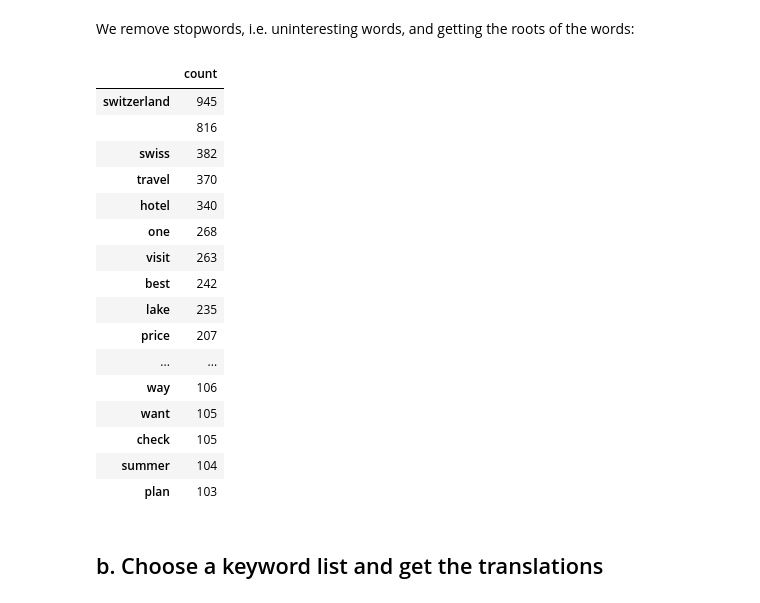
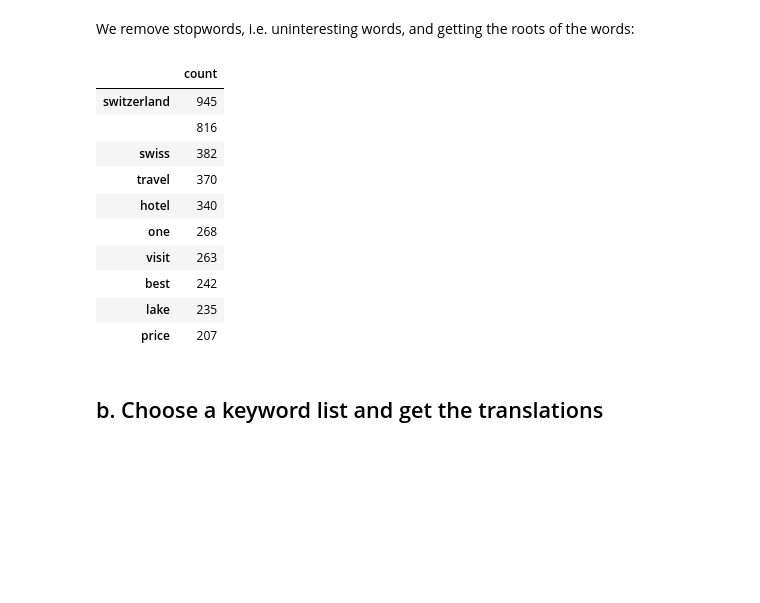
Before and after one commit to naayem/SwissHotelArrivalsPredictor, a Jupyter notebook: Project.ipynb, the cells around one changed output. Cells and saved outputs as stored; diff of their text form; code cells hidden in the pictures; blank space fills up the shorter version.

```diff
--- a/Project.ipynb
+++ b/Project.ipynb
@@ -39,3 +38,12 @@ from nltk.corpus import stopwords
+# %%
+FOLDER_NAME = './Data/'
+TOURISM_FILE = 'Tourism.csv'
+HOTEL_FILE = 'Hotel.csv'
+AIRBNB_FILE = 'Airbnb.csv'
+COVID19_FILE = 'Covid19.csv'
+
+# file where the tourism articles has been concatenated
+ARTICLE = 'data.txt'
 # %% [markdown]
 # I. Keywords Selection
 # %% [markdown]
@@ -43,7 +51,7 @@ from nltk.corpus import stopwords
 # %% [markdown]
 Open the data.txt where the tourism articles has been concatenated:
 # %%
-f = open("./data/data.txt", "r")
+f = open(FOLDER_NAME + ARTICLE, "r")
 data = f.read()
 f.close()
 # %% [markdown]
@@ -81,28 +87,24 @@ df['lines'] = df['lines'].apply(lambda x: remove_stopwords_plus_stem(x))
 # %%
+df['lines'] = df['lines'].apply(lambda x: remove_stopwords_plus_stem(x))
+
 word_count = defaultdict(int)
 
 df["lines"].apply(lambda x: count_words(x))
 word_count = {k: v for k, v in sorted(word_count.items(), key=lambda item: item[1], reverse=True)}
 word_count_df = pd.DataFrame(word_count, index=["count"]).transpose().head(50)
-word_count_df
+word_count_df.head(10)
 # %% [output]
 |  | count |
 | switzerland | 945 |
 |  | 816 |
 | swiss | 382 |
 | travel | 370 |
 | hotel | 340 |
 | one | 268 |
 | visit | 263 |
 | best | 242 |
 | lake | 235 |
 | price | 207 |
-| ... | ... |
-| way | 106 |
-| want | 105 |
-| check | 105 |
-| summer | 104 |
-| plan | 103 |
 # %% [markdown]
 ## b. Choose a keyword list and get the translations
 # %% [markdown]
```
Also changed, not shown: parts of 14 cells of this notebook.
